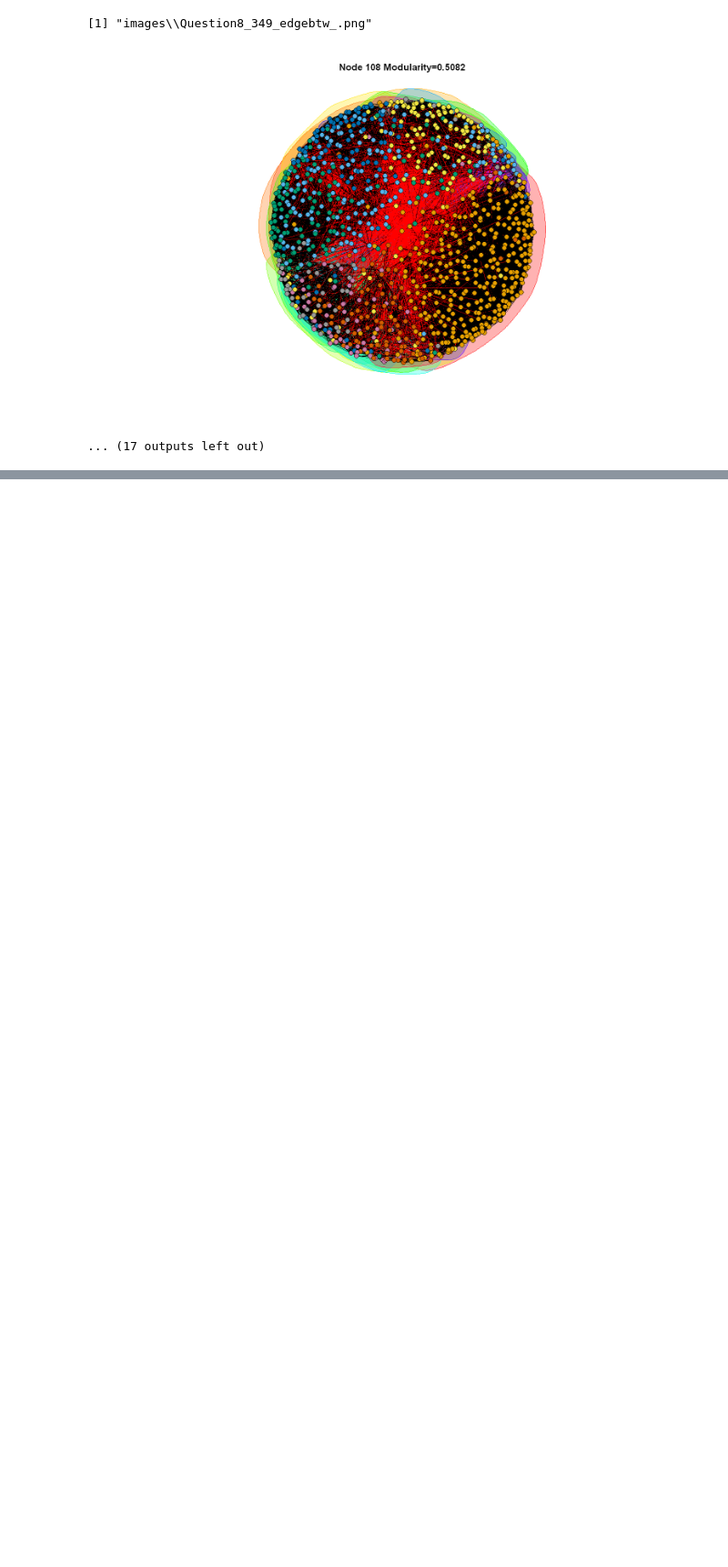
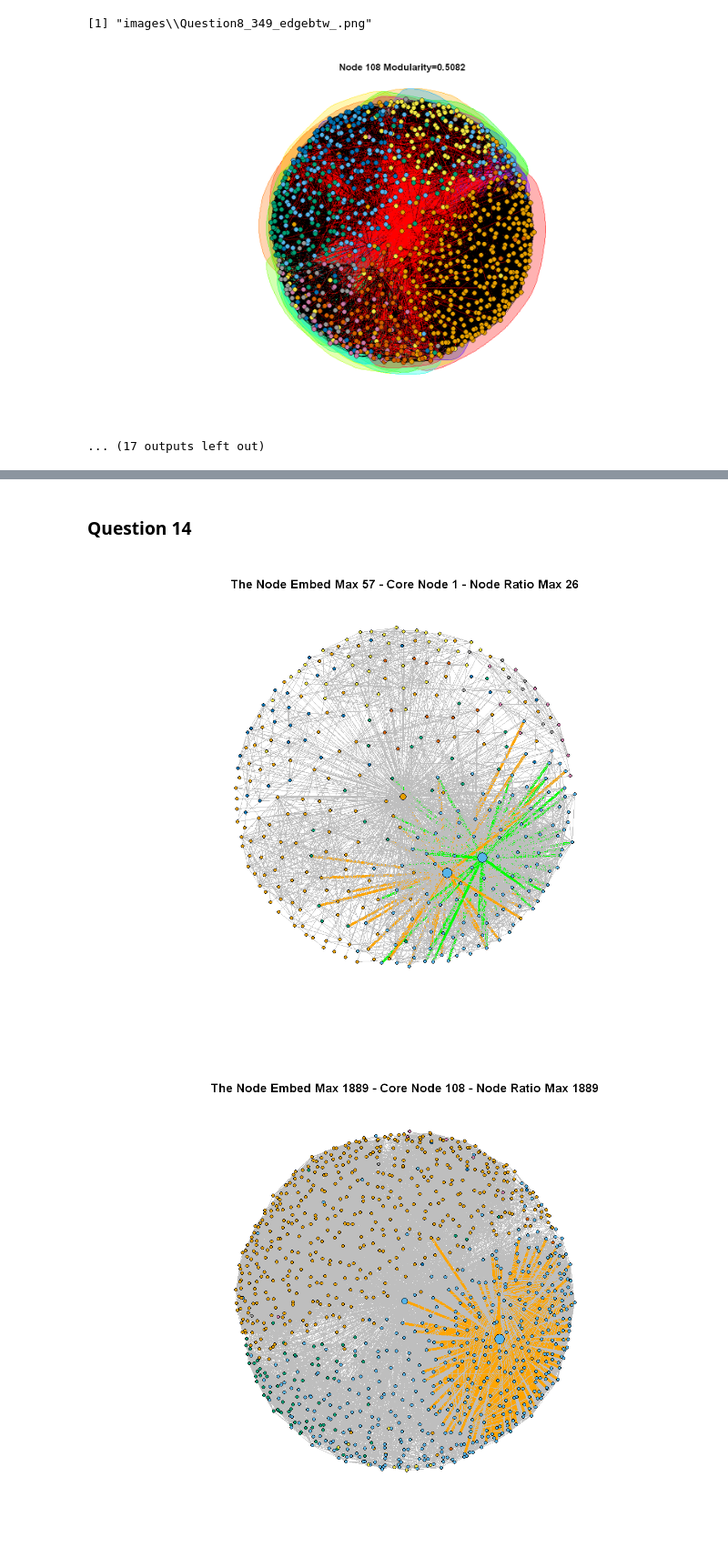
Before and after one commit to mlpotter/ECENGR232E-80, a Jupyter notebook: project_2/project2_mlp_R.ipynb, the cells around one changed output, grey strips where cells are left out. Shown at 91% size. Saved outputs shown, nothing was run; the diff lists cells and outputs as text; code cells hidden in the pictures; blank space fills up the shorter version.

```diff
--- a/project_2/project2_mlp_R.ipynb
+++ b/project_2/project2_mlp_R.ipynb
@@ -300,0 +503,52 @@ modularity_matrix
+# %% [markdown]
+### Question 14
+# %%
+for (i in seq_along(node_ids)){
+    subgraph <- subgraphs[[i]]
+    layout <- layouts[[i]]
+
+    V(subgraph)$ratio <- V(subgraph)$disp/V(subgraph)$embed
+    V(subgraph)$ratio[is.infinite(V(subgraph)$ratio)] <- 0
+
+    max_ratio_node <- V(subgraph)$name[which.max(V(subgraph)$ratio)]
+
+    # do the community clustering
+    fg_cluster <- cluster_fast_greedy(subgraph)
+
+    N_edges <- ecount(subgraph)
+    edge_color <- rep("gray",N_edges)
+    edge_width <- rep(0.05,N_edges)
+
+    edge_list <- get.edgelist(subgraph, names=TRUE)
+    incident_edges_embd <- which(edge_list[,1] == embd_max_node[i] |
+                            edge_list[,2] == embd_max_node[i])
+    edge_color[incident_edges_embd] <- "green"
+    edge_width[incident_edges_embd] <- 4
+
+    incident_edges_ratio <- which(edge_list[,1] == max_ratio_node |
+                            edge_list[,2] == max_ratio_node)
+    edge_color[incident_edges_ratio] <- 'orange'
+    edge_width[incident_edges_ratio] <- 4
+
+    vertex_size <- rep(2,vcount(subgraph))
+    vertex_size[V(subgraph)$name == embd_max_node[i]] <- 6
+    vertex_size[V(subgraph)$name == node_ids[i]] <- 4
+    vertex_size[V(subgraph)$name == max_ratio_node] <- 6
+
+    title_string <- sprintf("The Node Embed Max %.0f - Core Node %0.f - Node Ratio Max %.0f",embd_max_node[i],node_ids[i],max_ratio_node)
+    filename <- paste("images\\Question14",node_ids[i],".png",sep="_")
+
+    plot(subgraph,
+         vertex.label = NA,
+         layout = layout,
+         edge.width = edge_width,
+         edge.color = edge_color,
+         vertex.size=vertex_size,
+        vertex.color=fg_cluster$membership,
+        main=title_string)
+    dev.copy(png,filename,width = 600, height = 600)
+    dev.off()
+}
+# %% [output]
+[figure, added]
+[figure, added]
```
Also changed, not shown: parts of 25 cells of this notebook, 57 other files.
